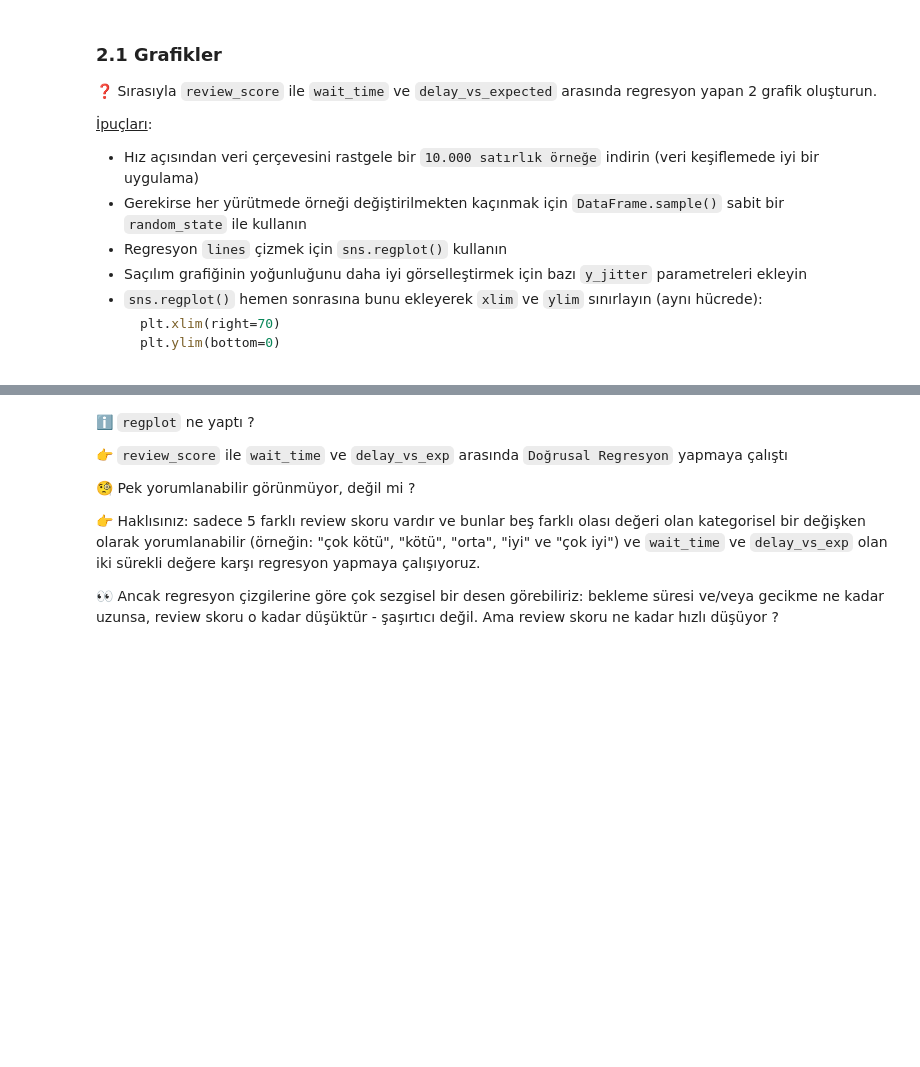
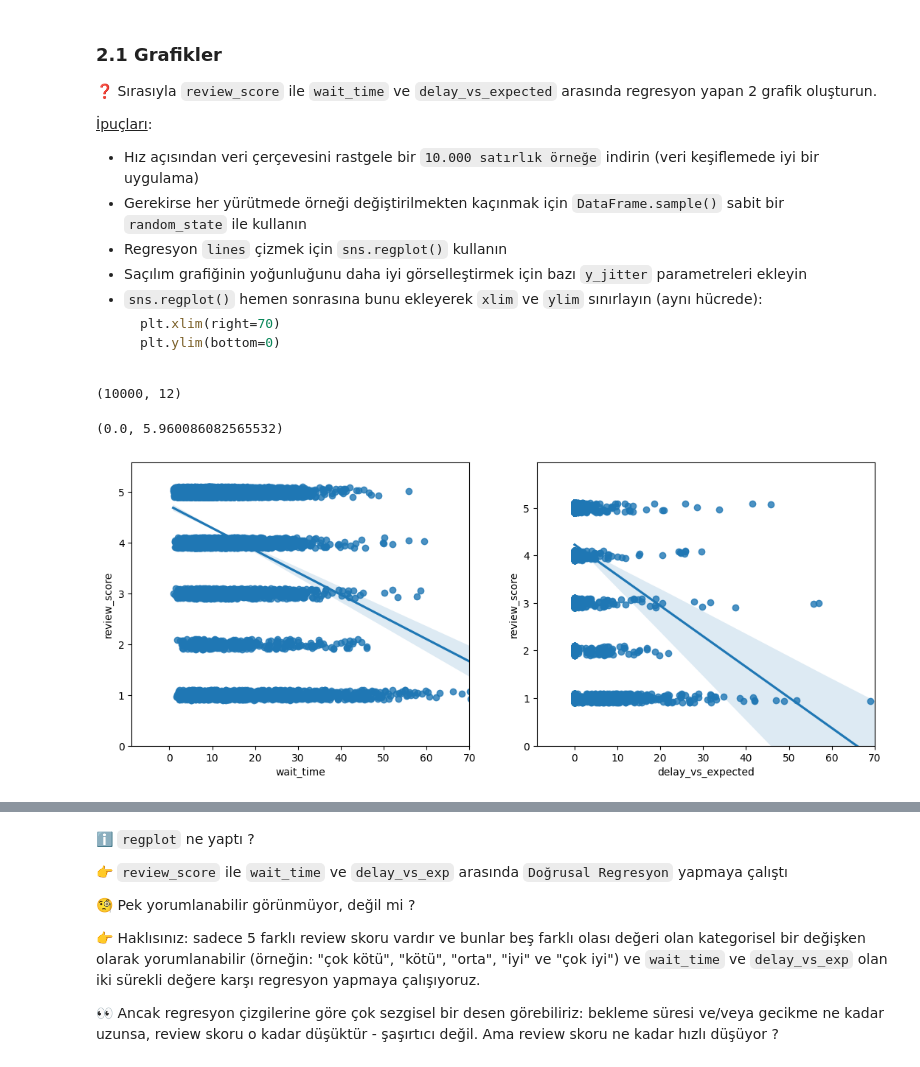
Before and after one commit to tmy-datamesa/data-seaborn-regression, a Jupyter notebook: seaborn_regression.ipynb, the cells around one changed output, grey strips where cells are left out. Saved outputs shown, nothing was run; the diff lists cells and outputs as text; code cells hidden in the pictures; blank space fills up the shorter version.

```diff
--- a/seaborn_regression.ipynb
+++ b/seaborn_regression.ipynb
@@ -154,0 +151,21 @@ sns.heatmap(
+# %%
+sample = orders.sample(10000, random_state=42)
+# %%
+sample.shape
+# %% [output]
+(10000, 12)
+# %%
+plt.figure(figsize=(13,5))
+
+plt.subplot(1,2,1)
+sns.regplot(x=sample.wait_time, y=sample.review_score, y_jitter=.1)
+plt.xlim(right=70)
+plt.ylim(bottom=0)
+
+plt.subplot(1,2,2)
+sns.regplot(x=sample.delay_vs_expected, y=sample.review_score, y_jitter=.1)
+plt.xlim(right=70)
+plt.ylim(bottom=0)
+# %% [output]
+(0.0, 5.960086082565532)
+[figure, added]
```
Also changed, not shown: parts of 9 cells of this notebook.
